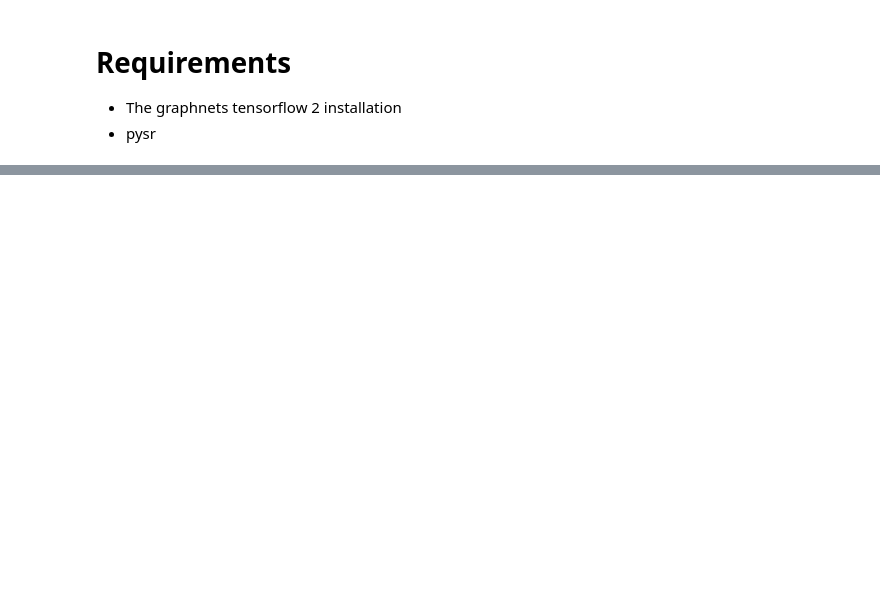
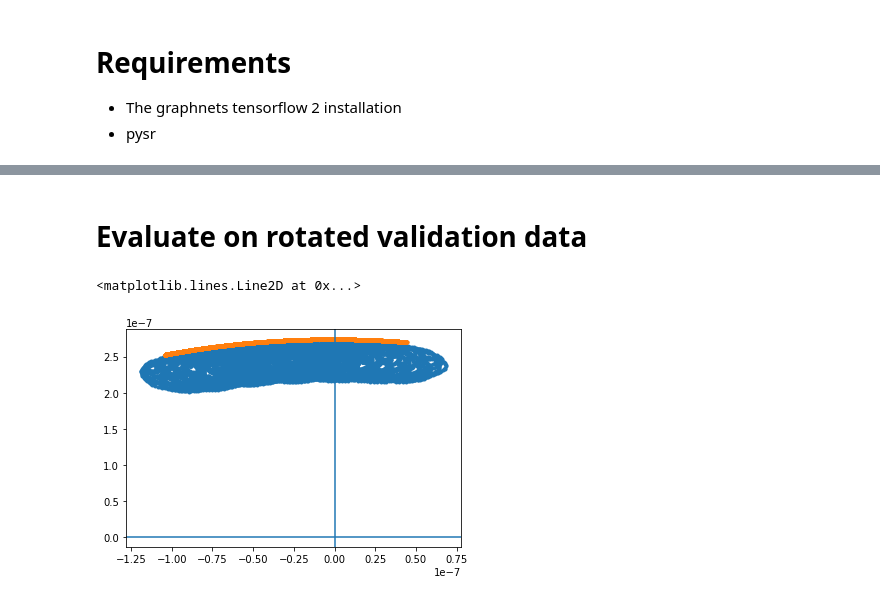
Before and after one commit to Pablo-Lemos/orbits, a Jupyter notebook: planets_tf2.ipynb, the cells around one changed output, grey strips where cells are left out. Saved outputs shown, nothing was run; the diff lists cells and outputs as text; code cells hidden in the pictures; blank space fills up the shorter version.

```diff
--- a/planets_tf2.ipynb
+++ b/planets_tf2.ipynb
@@ -26,4 +99,7 @@ Helper functions
 # %%
+def force_newton(x, m1, m2):
+    return G*m1*m2/np.linalg.norm(x, keepdims=True)**3.*x
+
 def reshape_senders_receivers(senders, receivers, batch_size, nplanets, nedges):
     ''' Reshape receivers and senders to use in graph'''
     x = np.arange(batch_size)
@@ -55,8 +131,10 @@ def rotate_data(D, A):
     gamma = tf.random.uniform([], minval=0, maxval=2*np.pi, dtype=tf.dtypes.float32)
     #print(alpha) #It works! (Different every time)
     R = build_rotation_matrix(alpha,beta,gamma)
-    D = tf.einsum('ij,jk->ik', D,R)
-    A = tf.einsum('ij,jk->ik', A,R)
+    #D = tf.einsum('ij,jk->ik', D,R)
+    #A = tf.einsum('ij,jk->ik', A,R)
+    D = tf.linalg.matmul(D,R)
+    A = tf.linalg.matmul(A,R)
     return D, A
 # %% [markdown]
 Training variables
@@ -500,0 +761,2 @@ tf.keras.__version__
+# %% [markdown]
+# Evaluate on rotated validation data
@@ -500,0 +807,12 @@ tf.keras.__version__
+# %%
+indices = [0,1,3,6,10,15]
+i=6
+plt.plot(data_val[:,i,3], data_val[:,i,4], '.')
+#plt.plot(F_val[:,indices[i-1],0]/masses[i], F_val[:,indices[i-1],1]/masses[i], '.')
+plt.plot((F_val[:,15,0] + F_val[:,-1,0])/masses[i], (F_val[:,15,1] + F_val[:,-1,1])/masses[i], '.')
+#plt.plot(np.sum(F_val[:,15:,0], axis=1)/masses[i], np.sum(F_val[:,15:,1], axis=1)/masses[i], '.')
+plt.axvline(0)
+plt.axhline(0)
+# %% [output]
+<matplotlib.lines.Line2D at 0x...>
+[figure, added]
```
Also changed, not shown: parts of 61 cells of this notebook.
